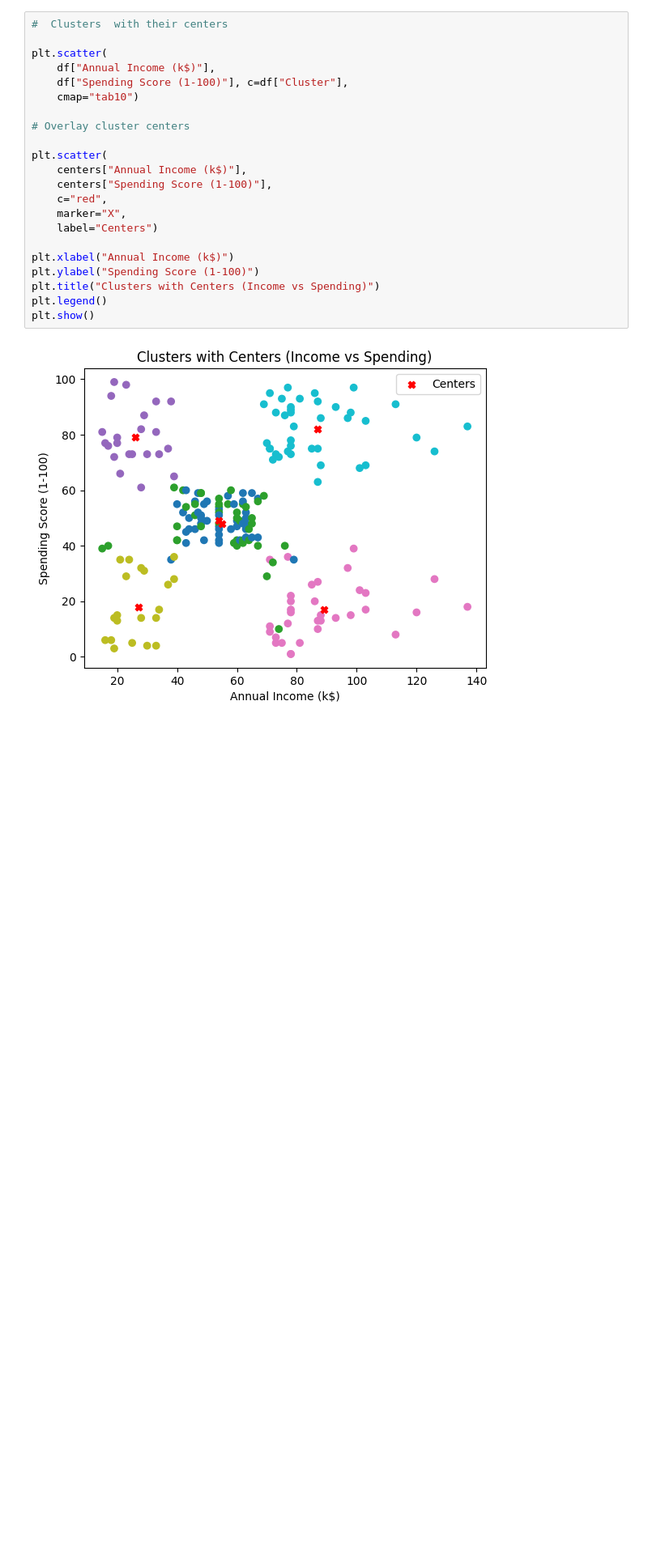
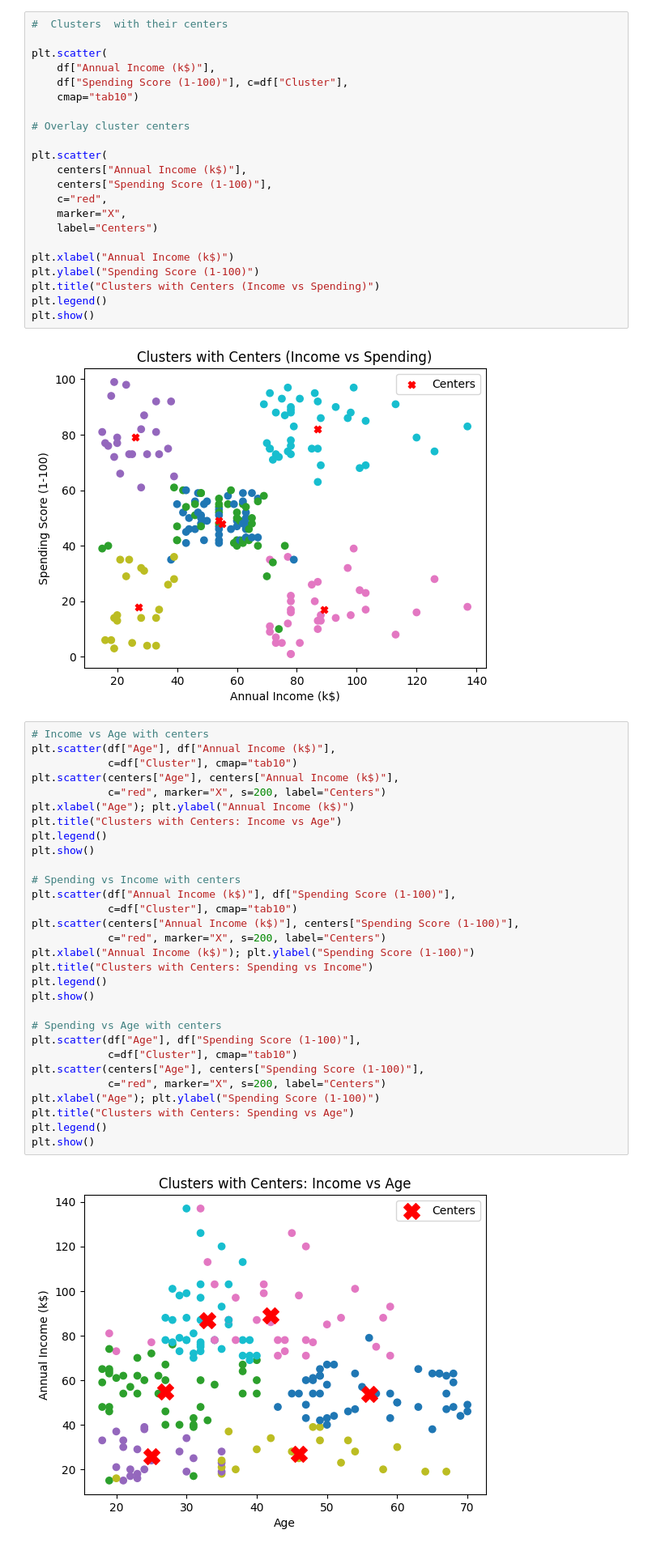
Before and after one commit to PriyankaaNigam/AI-Data-Unlocked, a Jupyter notebook: customer_segmentation/notebooks/mall_segmentation.ipynb, the cells around one changed output. Shown: that part at 81% size. Drawn from its saved outputs; the diff is of its cells as text; blank space fills up the shorter version.

Commit message:
Visualize clusters with their centers for all three scatter plots

```diff
--- a/customer_segmentation/notebooks/mall_segmentation.ipynb
+++ b/customer_segmentation/notebooks/mall_segmentation.ipynb
@@ -298,3 +298,35 @@ plt.legend()
 plt.show()
 # %% [output]
 [figure]
+# %%
+# Income vs Age with centers
+plt.scatter(df["Age"], df["Annual Income (k$)"],
+            c=df["Cluster"], cmap="tab10")
+plt.scatter(centers["Age"], centers["Annual Income (k$)"],
+            c="red", marker="X", s=200, label="Centers")
+plt.xlabel("Age"); plt.ylabel("Annual Income (k$)")
+plt.title("Clusters with Centers: Income vs Age")
+plt.legend()
+plt.show()
+
+# Spending vs Income with centers
+plt.scatter(df["Annual Income (k$)"], df["Spending Score (1-100)"],
+            c=df["Cluster"], cmap="tab10")
+plt.scatter(centers["Annual Income (k$)"], centers["Spending Score (1-100)"],
+            c="red", marker="X", s=200, label="Centers")
+plt.xlabel("Annual Income (k$)"); plt.ylabel("Spending Score (1-100)")
+plt.title("Clusters with Centers: Spending vs Income")
+plt.legend()
+plt.show()
+
+# Spending vs Age with centers
+plt.scatter(df["Age"], df["Spending Score (1-100)"],
+            c=df["Cluster"], cmap="tab10")
+plt.scatter(centers["Age"], centers["Spending Score (1-100)"],
+            c="red", marker="X", s=200, label="Centers")
+plt.xlabel("Age"); plt.ylabel("Spending Score (1-100)")
+plt.title("Clusters with Centers: Spending vs Age")
+plt.legend()
+plt.show()
+# %% [output]
+[figure, added]
```
Also changed, not shown: parts of 1 cell of this notebook.
